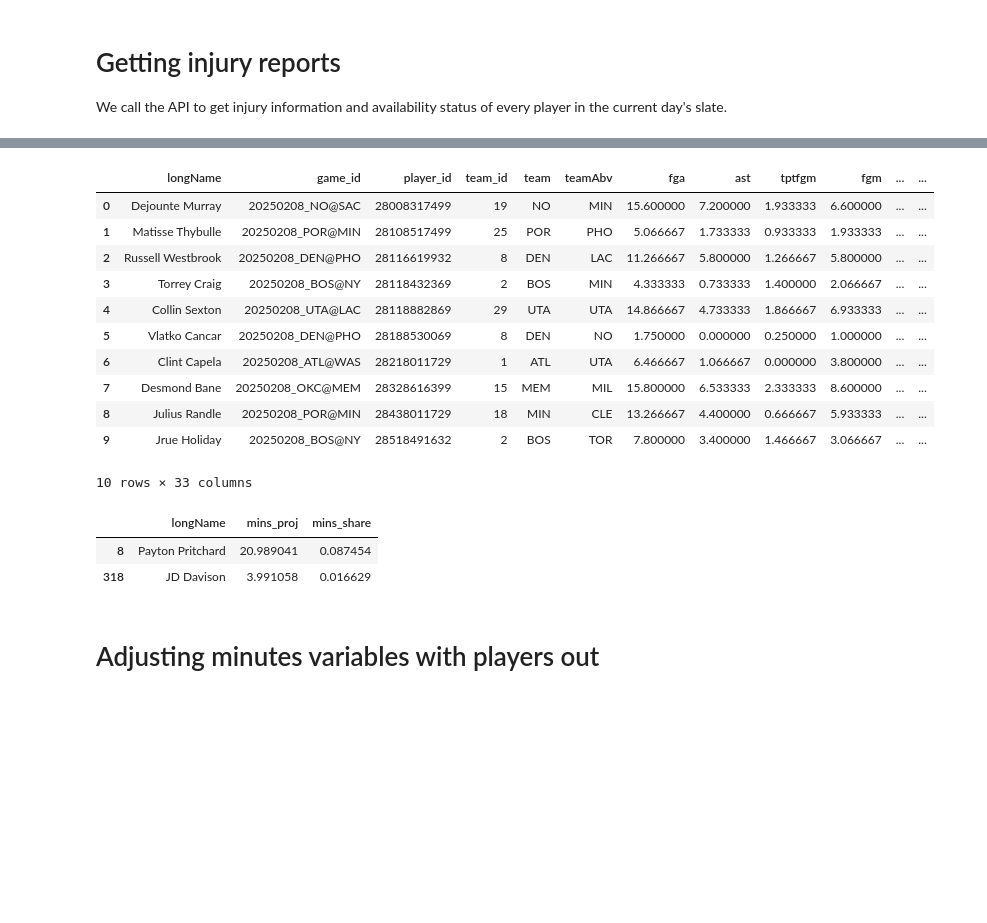
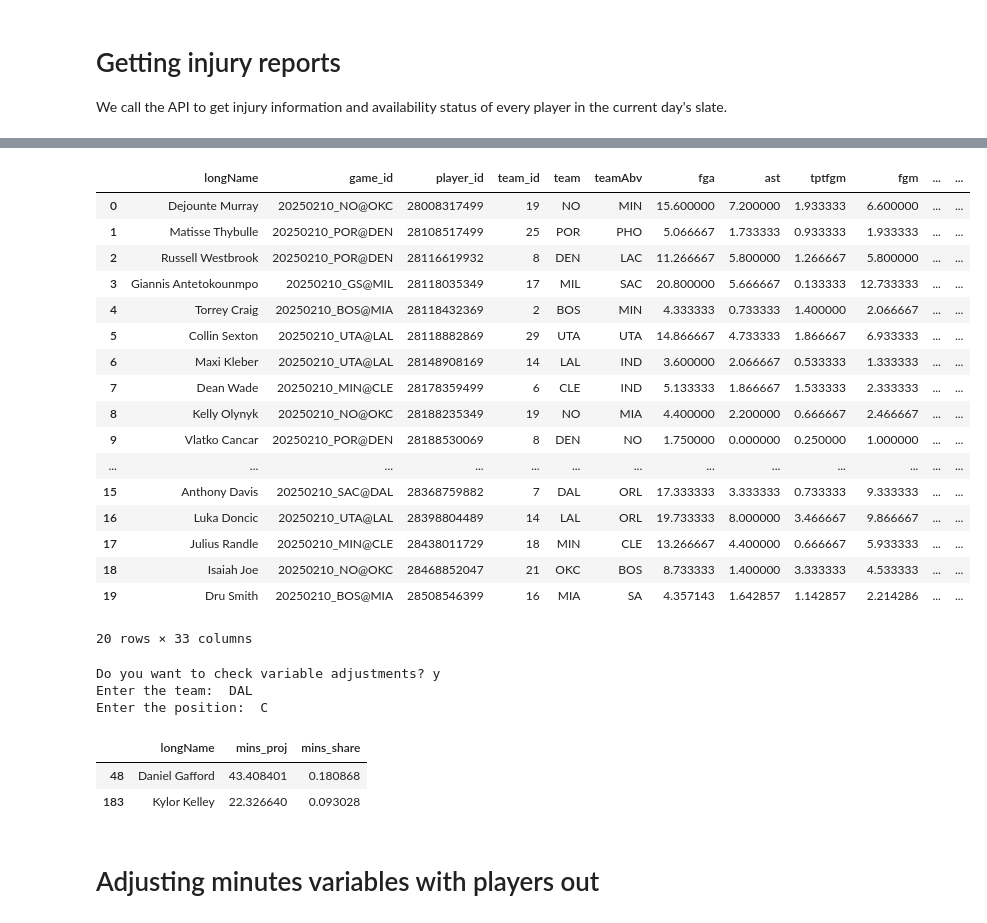
Before and after one commit to mbmontana785/NBA_DFS_Model, a Jupyter notebook: EDA.ipynb, the cells around one changed output, grey strips where cells are left out. Saved outputs shown, nothing was run; the diff lists cells and outputs as text; code cells hidden in the pictures; blank space fills up the shorter version.

```diff
--- a/EDA.ipynb
+++ b/EDA.ipynb
@@ -251,15 +245,21 @@ len(main_df)
 # %%
-removed_df.head(10)
+removed_df.head(20)
 # %% [output]
 |  | longName | game_id | player_id | team_id | team | teamAbv | fga | ast | tptfgm | fgm | ... | ... |
-| 0 | Dejounte Murray | 20250208_NO@SAC | 28008317499 | 19 | NO | MIN | 15.600000 | 7.200000 | 1.933333 | 6.600000 | ... | ... |
-| 1 | Matisse Thybulle | 20250208_POR@MIN | 28108517499 | 25 | POR | PHO | 5.066667 | 1.733333 | 0.933333 | 1.933333 | ... | ... |
-| 2 | Russell Westbrook | 20250208_DEN@PHO | 28116619932 | 8 | DEN | LAC | 11.266667 | 5.800000 | 1.266667 | 5.800000 | ... | ... |
-| 3 | Torrey Craig | 20250208_BOS@NY | 28118432369 | 2 | BOS | MIN | 4.333333 | 0.733333 | 1.400000 | 2.066667 | ... | ... |
-| 4 | Collin Sexton | 20250208_UTA@LAC | 28118882869 | 29 | UTA | UTA | 14.866667 | 4.733333 | 1.866667 | 6.933333 | ... | ... |
-| 5 | Vlatko Cancar | 20250208_DEN@PHO | 28188530069 | 8 | DEN | NO | 1.750000 | 0.000000 | 0.250000 | 1.000000 | ... | ... |
-| 6 | Clint Capela | 20250208_ATL@WAS | 28218011729 | 1 | ATL | UTA | 6.466667 | 1.066667 | 0.000000 | 3.800000 | ... | ... |
-| 7 | Desmond Bane | 20250208_OKC@MEM | 28328616399 | 15 | MEM | MIL | 15.800000 | 6.533333 | 2.333333 | 8.600000 | ... | ... |
-| 8 | Julius Randle | 20250208_POR@MIN | 28438011729 | 18 | MIN | CLE | 13.266667 | 4.400000 | 0.666667 | 5.933333 | ... | ... |
-| 9 | Jrue Holiday | 20250208_BOS@NY | 28518491632 | 2 | BOS | TOR | 7.800000 | 3.400000 | 1.466667 | 3.066667 | ... | ... |
+| 0 | Dejounte Murray | 20250210_NO@OKC | 28008317499 | 19 | NO | MIN | 15.600000 | 7.200000 | 1.933333 | 6.600000 | ... | ... |
+| 1 | Matisse Thybulle | 20250210_POR@DEN | 28108517499 | 25 | POR | PHO | 5.066667 | 1.733333 | 0.933333 | 1.933333 | ... | ... |
+| 2 | Russell Westbrook | 20250210_POR@DEN | 28116619932 | 8 | DEN | LAC | 11.266667 | 5.800000 | 1.266667 | 5.800000 | ... | ... |
+| 3 | Giannis Antetokounmpo | 20250210_GS@MIL | 28118035349 | 17 | MIL | SAC | 20.800000 | 5.666667 | 0.133333 | 12.733333 | ... | ... |
+| 4 | Torrey Craig | 20250210_BOS@MIA | 28118432369 | 2 | BOS | MIN | 4.333333 | 0.733333 | 1.400000 | 2.066667 | ... | ... |
+| 5 | Collin Sexton | 20250210_UTA@LAL | 28118882869 | 29 | UTA | UTA | 14.866667 | 4.733333 | 1.866667 | 6.933333 | ... | ... |
+| 6 | Maxi Kleber | 20250210_UTA@LAL | 28148908169 | 14 | LAL | IND | 3.600000 | 2.066667 | 0.533333 | 1.333333 | ... | ... |
+| 7 | Dean Wade | 20250210_MIN@CLE | 28178359499 | 6 | CLE | IND | 5.133333 | 1.866667 | 1.533333 | 2.333333 | ... | ... |
+| 8 | Kelly Olynyk | 20250210_NO@OKC | 28188235349 | 19 | NO | MIA | 4.400000 | 2.200000 | 0.666667 | 2.466667 | ... | ... |
+| 9 | Vlatko Cancar | 20250210_POR@DEN | 28188530069 | 8 | DEN | NO | 1.750000 | 0.000000 | 0.250000 | 1.000000 | ... | ... |
+| ... | ... | ... | ... | ... | ... | ... | ... | ... | ... | ... | ... | ... |
+| 15 | Anthony Davis | 20250210_SAC@DAL | 28368759882 | 7 | DAL | ORL | 17.333333 | 3.333333 | 0.733333 | 9.333333 | ... | ... |
+| 16 | Luka Doncic | 20250210_UTA@LAL | 28398804489 | 14 | LAL | ORL | 19.733333 | 8.000000 | 3.466667 | 9.866667 | ... | ... |
+| 17 | Julius Randle | 20250210_MIN@CLE | 28438011729 | 18 | MIN | CLE | 13.266667 | 4.400000 | 0.666667 | 5.933333 | ... | ... |
+| 18 | Isaiah Joe | 20250210_NO@OKC | 28468852047 | 21 | OKC | BOS | 8.733333 | 1.400000 | 3.333333 | 4.533333 | ... | ... |
+| 19 | Dru Smith | 20250210_BOS@MIA | 28508546399 | 16 | MIA | SA | 4.357143 | 1.642857 | 1.142857 | 2.214286 | ... | ... |
-10 rows × 33 columns
+20 rows × 33 columns
@@ -266,9 +269,22 @@ removed_df.head(10)
+# %%
+test_var = input("Do you want to check variable adjustments?").lower()
+if test_var == 'y':
+    team = input("Enter the team: ")
+    pos = input("Enter the position: ")
+    test_df = test_variable_adjustments(team, pos)
+    test_df
+# %% [output]
+Do you want to check variable adjustments? y
+Enter the team:  DAL
+Enter the position:  C
 # %%
-main_df[(main_df['team'] == 'BOS') & (main_df['prim_pos'] == 'PG')][['longName', 'mins_proj', 'mins_share']]
+test_df = test_variable_adjustments(team, pos)
-# %% [output]
-|  | longName | mins_proj | mins_share |
-| 8 | Payton Pritchard | 20.989041 | 0.087454 |
-| 318 | JD Davison | 3.991058 | 0.016629 |
+# %%
+test_df
+# %% [output]
+|  | longName | mins_proj | mins_share |
+| 48 | Daniel Gafford | 43.408401 | 0.180868 |
+| 183 | Kylor Kelley | 22.326640 | 0.093028 |
 # %% [markdown]
 # Adjusting minutes variables with players out
 # %%
```
Also changed, not shown: parts of 24 cells of this notebook, 4 other files.
